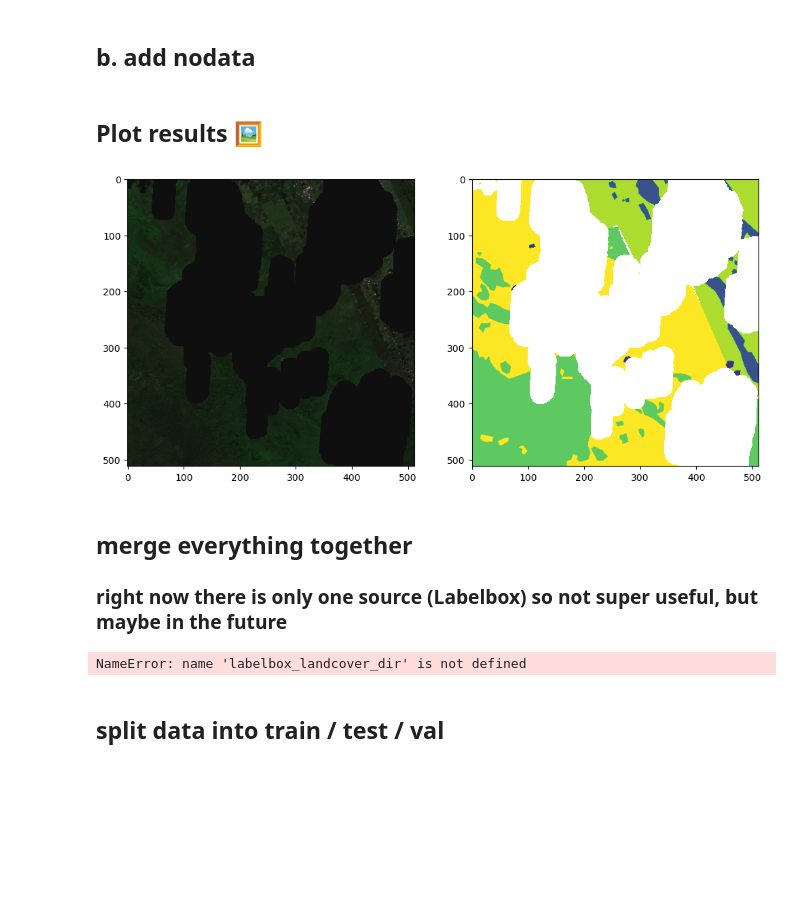
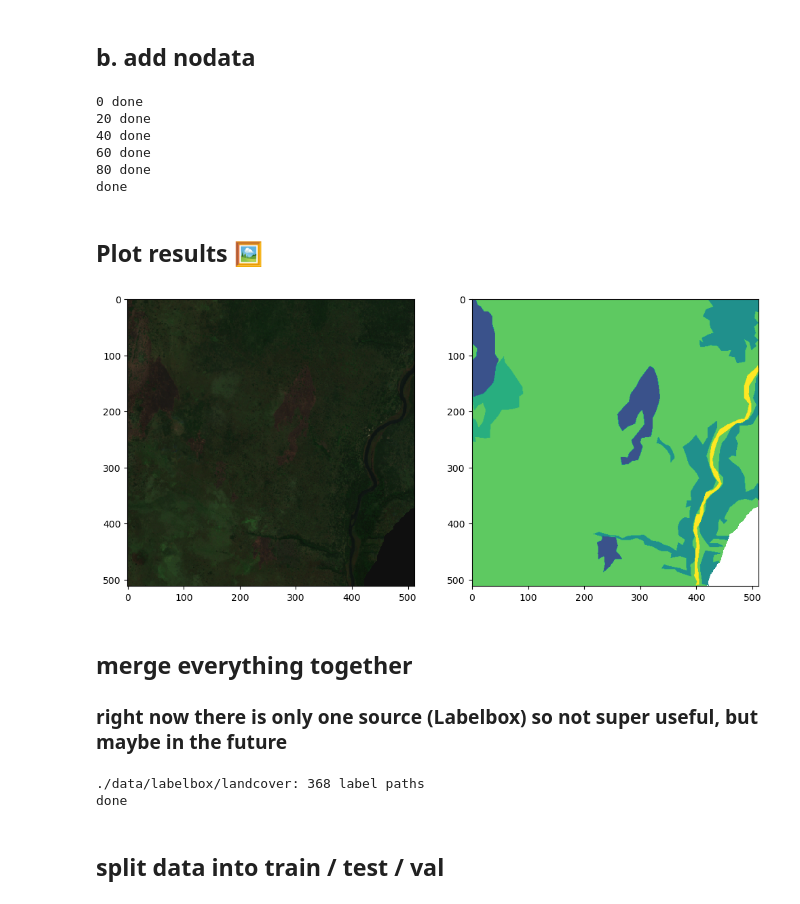
Before and after one commit to caseyslaught/smartcarte-containers, a Jupyter notebook: notebooks/src/RunPrepareLandcoverChips.ipynb, the cells around one changed output. Cells and saved outputs as stored; diff of their text form; code cells hidden in the pictures; blank space fills up the shorter version.

```diff
--- a/notebooks/src/RunPrepareLandcoverChips.ipynb
+++ b/notebooks/src/RunPrepareLandcoverChips.ipynb
@@ -395,13 +452,13 @@ from common.utilities.visualization import plot_bands
 LANDCOVER_CLASSES = {
     'unclassified': 0,
     'cloud' : 1,
-    'built' : 2,
-    'water' : 3,
-    'bare_ground' : 4,
+    'bare_ground' : 2,
+    'built' : 3,
+    'trees' : 4,
     'burned' : 5,
-    'trees' : 6,
+    'semi_natural_vegetation' : 6,
     'agriculture' : 7,
-    'semi_natural_vegetation' : 8,
+    'water' : 8,
 }
 
 data_rows = get_data_rows()
@@ -438,7 +495,7 @@ for i, row in enumerate(data_rows):
     islands = []
     sorted_labels = sorted(labels, key=lambda lab: LANDCOVER_CLASSES[lab['value']], reverse=True)
 
-    print(f'\t{len(sorted_labels)} sorted labels')
+    # print(f'\t{len(sorted_labels)} sorted labels')
 
     for label in sorted_labels:
         class_value = label['value']
@@ -461,7 +518,8 @@ for i, row in enumerate(data_rows):
         labels_data[polygon_mask] = class_idx
 
     labels_mask = source_mask.copy()
-    labels_mask |= labels_data == 0
+    labels_mask |= labels_data == 0 # unclassified
+    labels_mask |= labels_data == 1 # clouds
     labels_data = np.ma.array(labels_data, mask=labels_mask)
 
     if i == 0:
@@ -598,29 +657,36 @@ for i, label_path in enumerate(label_paths):
     imagery.write_array_to_tif(label_data, label_nodata_path, bbox, dtype=np.uint8, nodata=NODATA_BYTE)
 
 print('done')
+# %% [output]
+0 done
+20 done
+40 done
+60 done
+80 done
+done
 # %% [markdown]
 ## Plot results 🖼️
 # %%
 import matplotlib.pyplot as plt
 from common.utilities.visualization import plot_bands
 
 
-label_path = './data/labelbox/landcover/labels/S2A_35MQU_20220929_0_L2A_2936n1542959n126_3_3_90deg.tif'
-source_path = './data/labelbox/landcover/source/S2A_35MQU_20220929_0_L2A_2936n1542959n126_3_3_90deg.tif'
+label_path = './data/labelbox/landcover/labels/S2B_35NQA_20210621_0_L2A_2952n0162969n003_0_2_180deg.tif'
+source_path = './data/labelbox/landcover/source/S2B_35NQA_20210621_0_L2A_2952n0162969n003_0_2_180deg.tif'
 
 fig, (ax1, ax2) = plt.subplots(1, 2, figsize=(12, 12))
 
 with rasterio.open(source_path) as src:
     source_data = src.read(masked=True)
 
 with rasterio.open(label_path) as src:
     label_data = src.read(1, masked=True)
 
 plot_bands(source_data, ax=ax1, bands=[2, 1, 0], transpose=True)
 ax2.imshow(label_data, vmin=0, vmax=8)
 plt.show()
 # %% [output]
-[figure, old version]
+[figure, new version]
 # %% [markdown]
 ## merge everything together
 ### right now there is only one source (Labelbox) so not super useful, but maybe in the future
@@ -655,7 +721,7 @@ def process_source_path(path):
 
 
 all_landcover_dirs = [labelbox_landcover_dir]
-for _dir in all_cloud_dirs:
+for _dir in all_landcover_dirs:
 
     label_paths = glob.glob(f'{_dir}/labels/*.tif')
     print(f'{_dir}: {len(label_paths)} label paths')
@@ -670,7 +736,8 @@ for _dir in all_cloud_dirs:
 
 print('done')
 # %% [output]
-NameError: name 'labelbox_landcover_dir' is not defined
+./data/labelbox/landcover: 368 label paths
+done
 # %% [markdown]
 ## split data into train / test / val
 # %%
```
Also changed, not shown: parts of 6 cells of this notebook, 2 other files.
